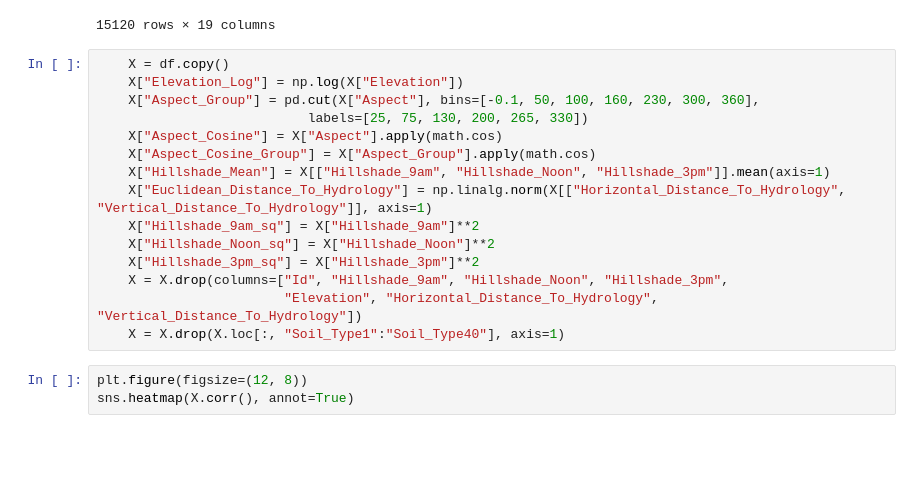
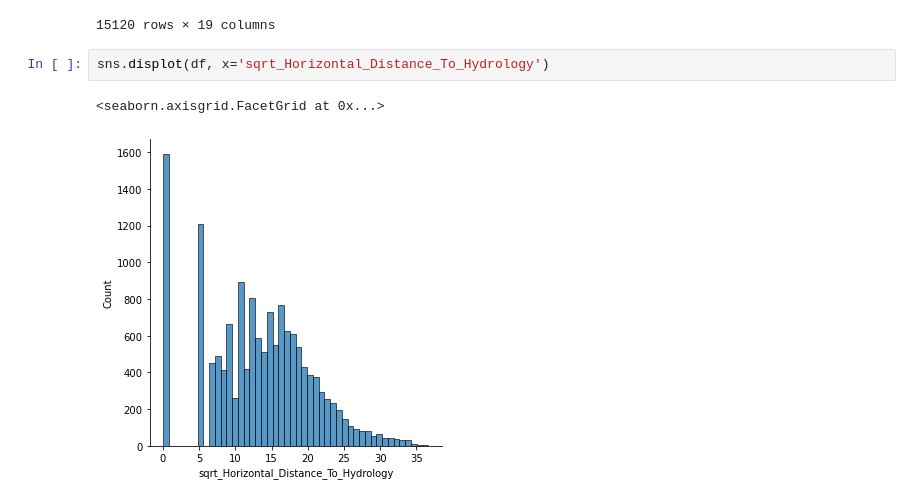
Before and after one commit to kasia-pankevich/forest-ml, a Jupyter notebook: eda.ipynb, the cells around one changed output. Cells and saved outputs as stored; diff of their text form; blank space fills up the shorter version.

```diff
--- a/eda.ipynb
+++ b/eda.ipynb
@@ -232,21 +232,8 @@ df
 | 15118 | 2487 | 167 | 101 | 242 | 237 | 932 | ... |
 | 15119 | 2475 | 197 | 78 | 270 | 244 | 914 | ... |
 15120 rows × 19 columns
-# %%
-    X = df.copy()
-    X["Elevation_Log"] = np.log(X["Elevation"])
-    X["Aspect_Group"] = pd.cut(X["Aspect"], bins=[-0.1, 50, 100, 160, 230, 300, 360],
-                           labels=[25, 75, 130, 200, 265, 330])
-    X["Aspect_Cosine"] = X["Aspect"].apply(math.cos)
-    X["Aspect_Cosine_Group"] = X["Aspect_Group"].apply(math.cos)
-    X["Hillshade_Mean"] = X[["Hillshade_9am", "Hillshade_Noon", "Hillshade_3pm"]].mean(axis=1)
-    X["Euclidean_Distance_To_Hydrology"] = np.linalg.norm(X[["Horizontal_Distance_To_Hydrology", "Vertical_Distance_To_Hydrology"]], axis=1)
-    X["Hillshade_9am_sq"] = X["Hillshade_9am"]**2
-    X["Hillshade_Noon_sq"] = X["Hillshade_Noon"]**2
-    X["Hillshade_3pm_sq"] = X["Hillshade_3pm"]**2
-    X = X.drop(columns=["Id", "Hillshade_9am", "Hillshade_Noon", "Hillshade_3pm",
-                        "Elevation", "Horizontal_Distance_To_Hydrology", "Vertical_Distance_To_Hydrology"])
-    X = X.drop(X.loc[:, "Soil_Type1":"Soil_Type40"], axis=1)
-# %%
-plt.figure(figsize=(12, 8))
-sns.heatmap(X.corr(), annot=True)
+# %%
+sns.displot(df, x='sqrt_Horizontal_Distance_To_Hydrology')
+# %% [output]
+<seaborn.axisgrid.FacetGrid at 0x...>
+[figure, added]
```
Also changed, not shown: 1 other file.
